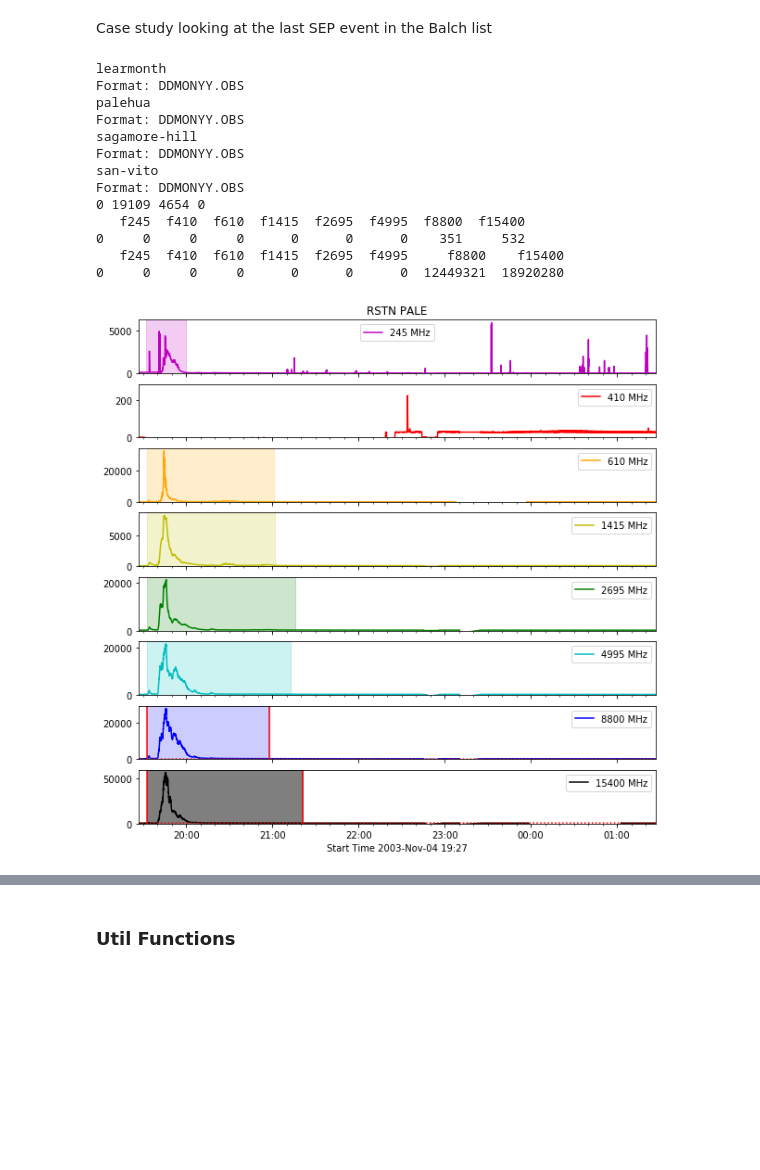
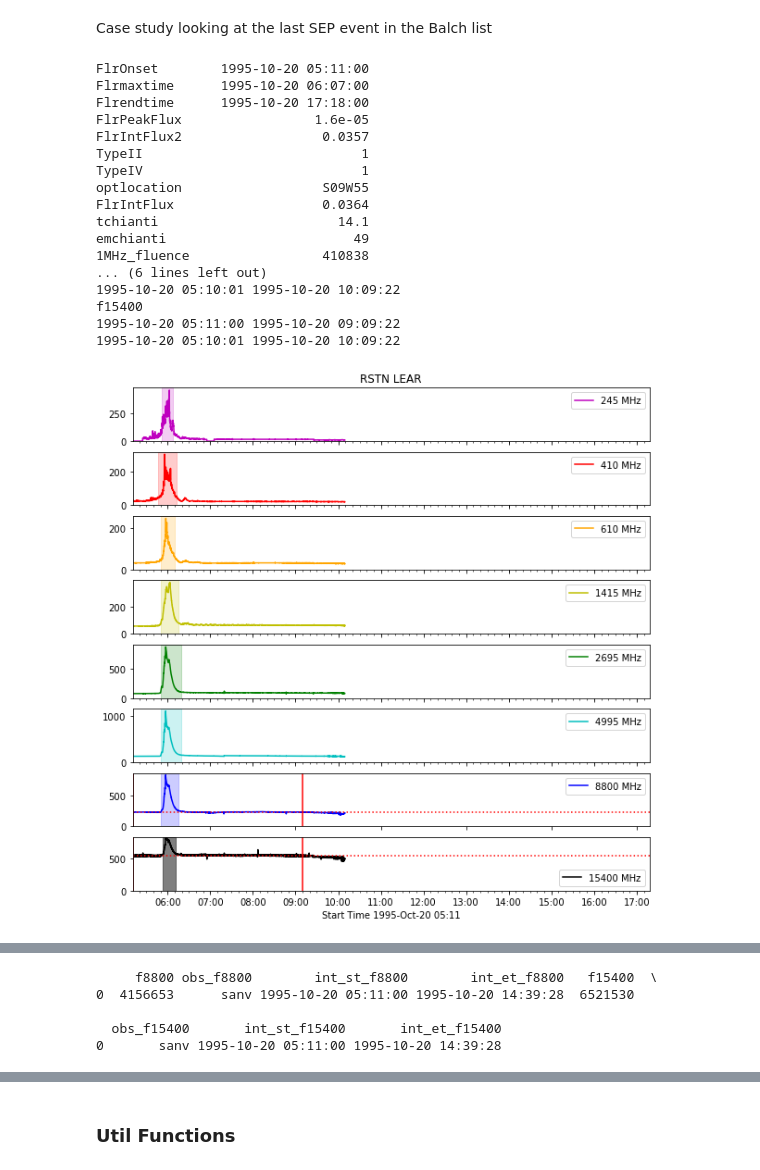
Before and after one commit to hazelbain/SEPML, a Jupyter notebook: RSTN_radio_bursts_scratch.ipynb, the cells around one changed output, grey strips where cells are left out. Saved outputs shown, nothing was run; the diff lists cells and outputs as text; code cells hidden in the pictures; blank space fills up the shorter version.

```diff
--- a/RSTN_radio_bursts_scratch.ipynb
+++ b/RSTN_radio_bursts_scratch.ipynb
@@ -438,19 +560,25 @@ def rstn_analysis(event, plot = 1):
 # %%
-i = -7
-#print(seps.iloc[i])
-rstn_flare, df_lear, df_pale, df_saga, df_sanv = rstn_analysis(seps.iloc[i])
+i = 0
+print(seps.iloc[i])
+df_flare_burst_int0 = rstn_analysis(seps.iloc[i], plot = 1)
+
+print(df_flare_burst_int0)
 # %% [output]
-learmonth
-Format: DDMONYY.OBS
-palehua
-Format: DDMONYY.OBS
-sagamore-hill
-Format: DDMONYY.OBS
-san-vito
-Format: DDMONYY.OBS
-0 19109 4654 0
-   f245  f410  f610  f1415  f2695  f4995  f8800  f15400
-0     0     0     0      0      0      0    351     532
-   f245  f410  f610  f1415  f2695  f4995     f8800    f15400
-0     0     0     0      0      0      0  12449321  18920280
+FlrOnset        1995-10-20 05:11:00
+Flrmaxtime      1995-10-20 06:07:00
+Flrendtime      1995-10-20 17:18:00
+FlrPeakFlux                 1.6e-05
+FlrIntFlux2                  0.0357
+TypeII                            1
+TypeIV                            1
+optlocation                  S09W55
+FlrIntFlux                   0.0364
+tchianti                       14.1
+emchianti                        49
+1MHz_fluence                 410838
+... (6 lines left out)
+1995-10-20 05:10:01 1995-10-20 10:09:22
+f15400
+1995-10-20 05:11:00 1995-10-20 09:09:22
+1995-10-20 05:10:01 1995-10-20 10:09:22
-[figure, old version]
+[figure, new version]
@@ -461,0 +607,5 @@ Format: DDMONYY.OBS
+     f8800 obs_f8800        int_st_f8800        int_et_f8800   f15400  \
+0  4156653      sanv 1995-10-20 05:11:00 1995-10-20 14:39:28  6521530
+
+  obs_f15400       int_st_f15400       int_et_f15400
+0       sanv 1995-10-20 05:11:00 1995-10-20 14:39:28
```
Also changed, not shown: parts of 9 cells of this notebook.
